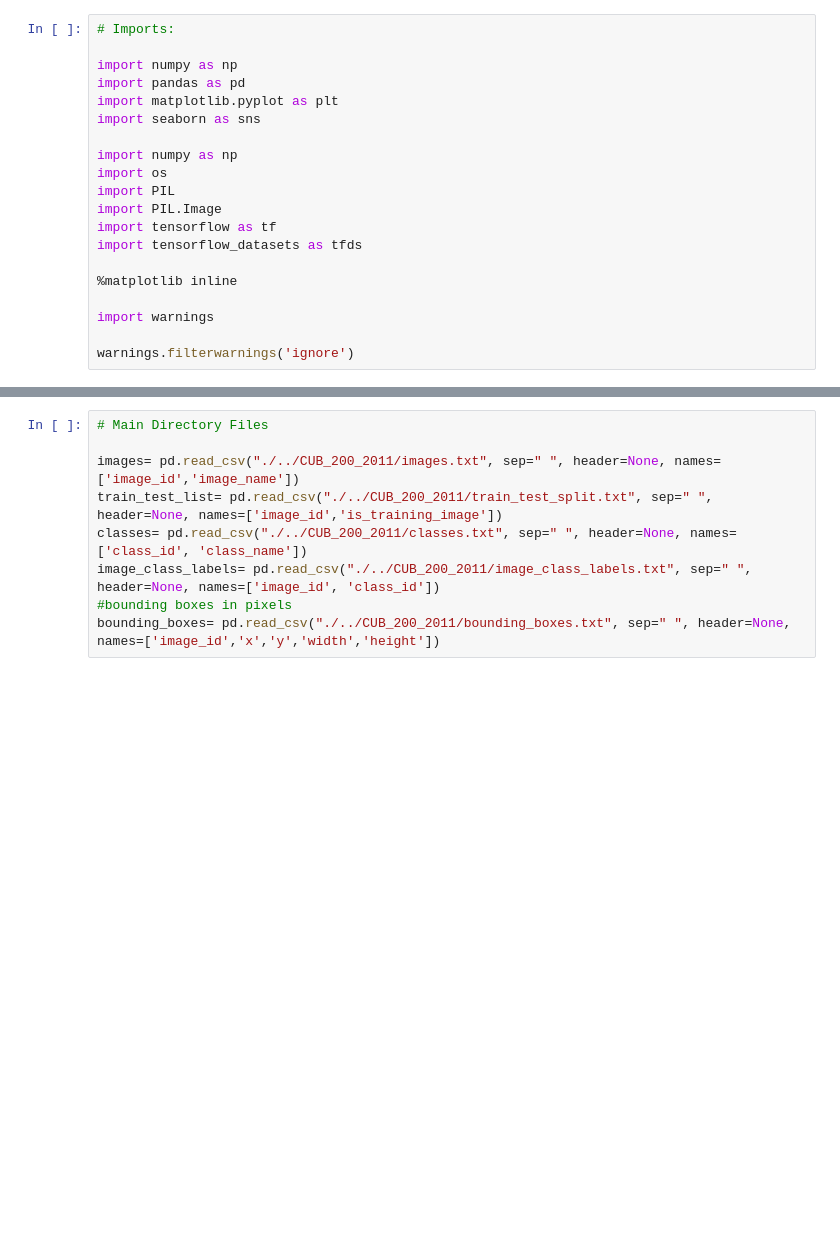
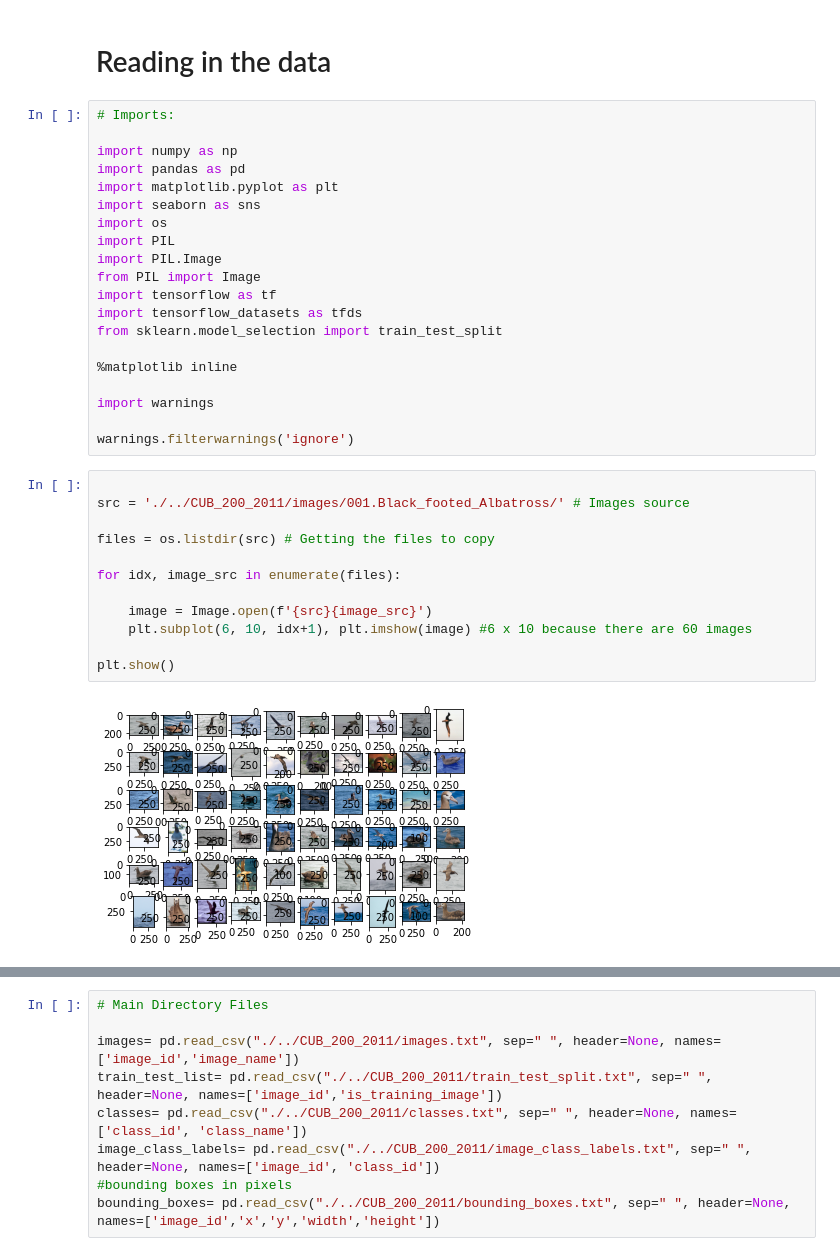
Before and after one commit to jmsquires21/Bird-Classifications, a Jupyter notebook: Step1_DataPull.ipynb, the cells around one changed output, grey strips where cells are left out. Drawn from its saved outputs; the diff is of its cells as text; blank space fills up the shorter version.

```diff
--- a/Step1_DataPull.ipynb
+++ b/Step1_DataPull.ipynb
@@ -1,3 +1,5 @@
+# %% [markdown]
+# Reading in the data
 # %%
 # Imports:
 
@@ -5,16 +7,30 @@ import numpy as np
 import pandas as pd
 import matplotlib.pyplot as plt
 import seaborn as sns
-
-import numpy as np
 import os
 import PIL
 import PIL.Image
+from PIL import Image
 import tensorflow as tf
 import tensorflow_datasets as tfds
+from sklearn.model_selection import train_test_split
 
 %matplotlib inline
 
 import warnings
 
 warnings.filterwarnings('ignore')
+# %%
+
+src = './../CUB_200_2011/images/001.Black_footed_Albatross/' # Images source
+
+files = os.listdir(src) # Getting the files to copy
+
+for idx, image_src in enumerate(files):
+
+    image = Image.open(f'{src}{image_src}')
+    plt.subplot(6, 10, idx+1), plt.imshow(image) #6 x 10 because there are 60 images
+
+plt.show()
+# %% [output]
+[figure, added]
```
Also changed, not shown: parts of 28 cells of this notebook.
